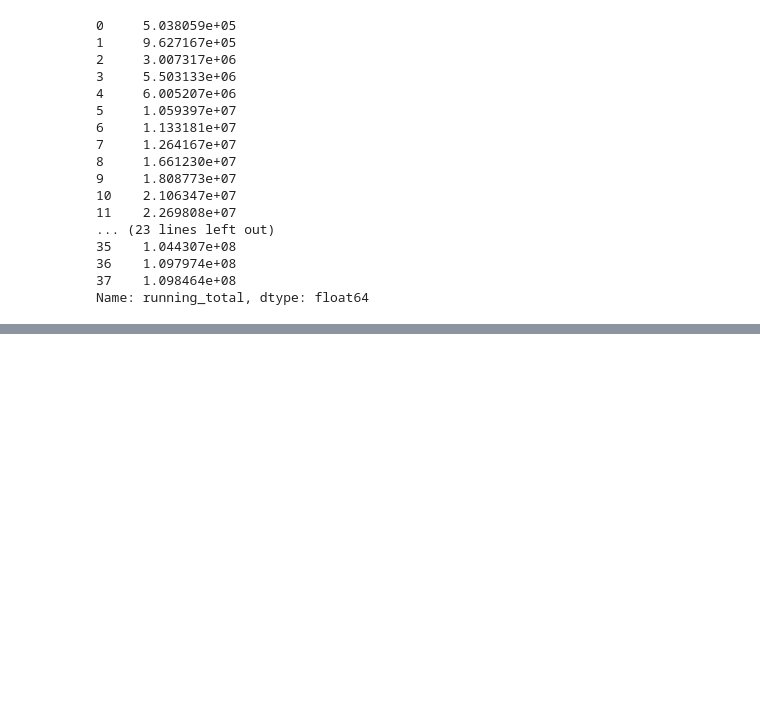
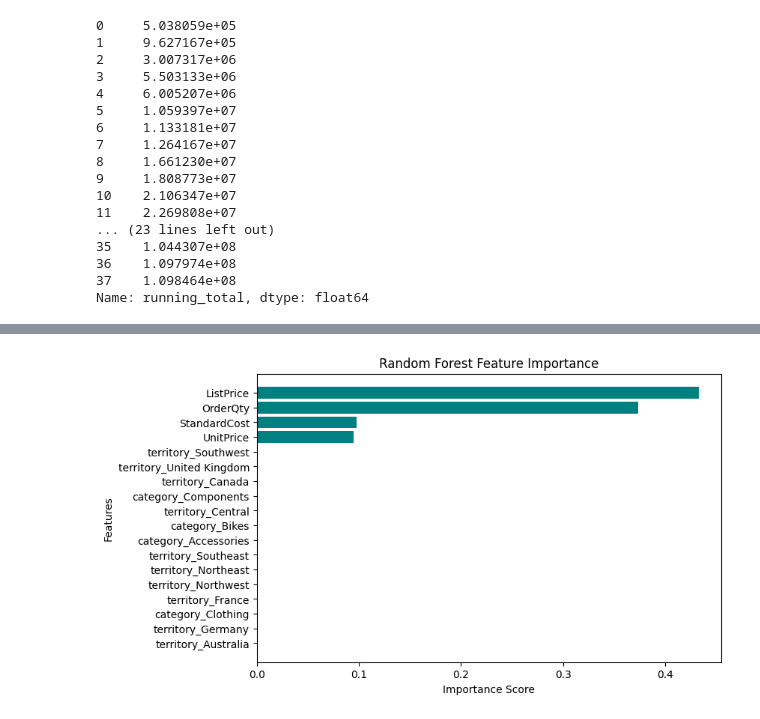
Before and after one commit to M-j74/MariamJaved-dataanlayst, a Jupyter notebook: advanture_csv (1).ipynb, the cells around one changed output, grey strips where cells are left out. Cells and saved outputs as stored; diff of their text form; code cells hidden in the pictures; blank space fills up the shorter version.

```diff
--- a/advanture_csv (1).ipynb
+++ b/advanture_csv (1).ipynb
@@ -472,0 +641,8 @@ Name: running_total, dtype: float64
+# %%
+
+rfr = RandomForestRegressor(random_state=42)
+# %%
+param_grid = {
+    'n_estimators': [50, 100, 200],
+    'max_depth': [None, 5, 10, 20]
+}
@@ -472,0 +668,22 @@ Name: running_total, dtype: float64
+# %%
+
+
+# Get feature importances from the best Random Forest model
+importances = grid_search.best_estimator_.feature_importances_
+
+# Create a DataFrame for easy plotting
+feature_importance_df = pd.DataFrame({
+    'Feature': x_train.columns,
+    'Importance': importances
+}).sort_values(by='Importance', ascending=False)
+
+# Plot
+plt.figure(figsize=(8, 5))
+plt.barh(feature_importance_df['Feature'], feature_importance_df['Importance'], color='teal')
+plt.xlabel('Importance Score')
+plt.ylabel('Features')
+plt.title('Random Forest Feature Importance')
+plt.gca().invert_yaxis()  # Highest importance at top
+plt.show()
+# %% [output]
+[figure, added]
```
Also changed, not shown: parts of 45 cells of this notebook.
